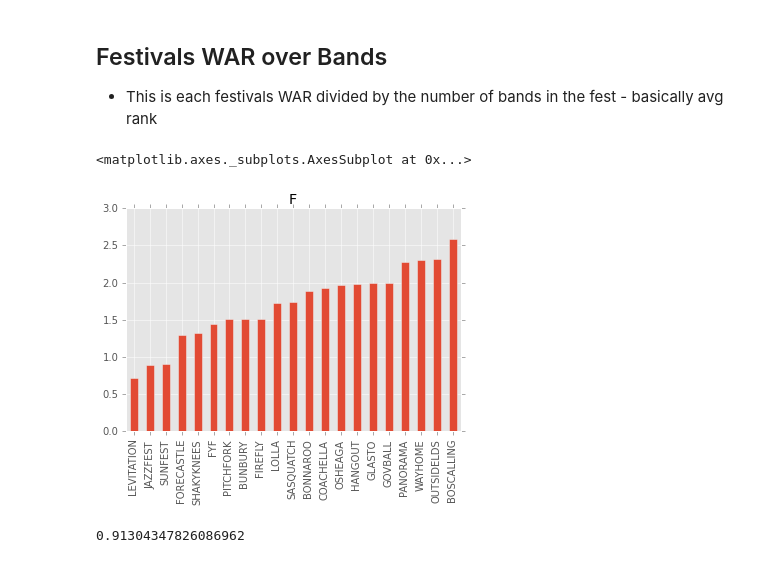
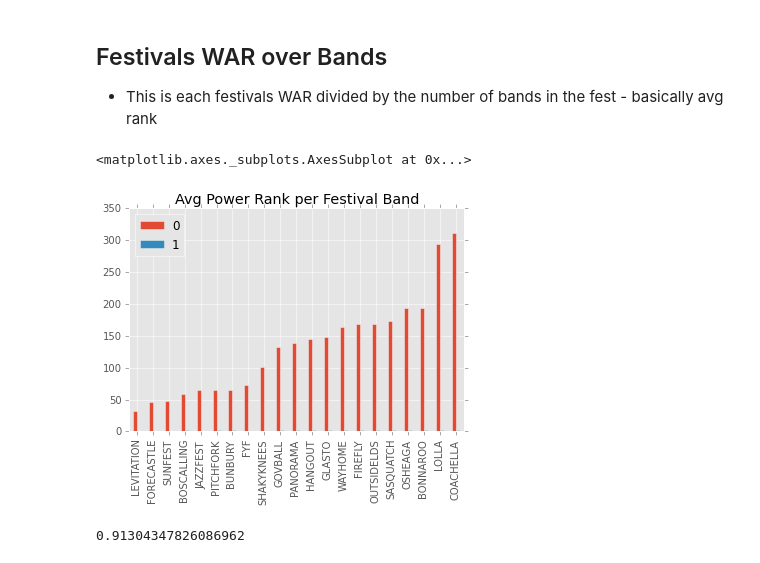
Before and after one commit to hunterowens/hunterowens.github.io, a Jupyter notebook: notebooks/new_power_ranks.ipynb, the cells around one changed output. Saved outputs shown, nothing was run; the diff lists cells and outputs as text; code cells hidden in the pictures.

```diff
--- a/notebooks/new_power_ranks.ipynb
+++ b/notebooks/new_power_ranks.ipynb
@@ -156,15 +156,16 @@ Name: Artist, dtype: float64
 # %%
 festival_rank = {}
 for festival in df.iteritems():
     fest = festival[0]
     sum_ranks = 0
     for artist in df[fest].dropna().iteritems():
         sum_ranks += power_rank_df.ix[artist[0]][0]
-    festival_rank[fest] = sum_ranks / df[fest].count()
-pd.DataFrame.from_dict(festival_rank, orient='index')[0].sort_values().plot(kind="bar", title="F")
+    festival_rank[fest] = (sum_ranks, sum_ranks / df[fest].count())
+pd.DataFrame.from_dict(festival_rank, orient='index').sort_values(by=[0]
+                                                                        ).plot(kind="bar", title="Avg Power Rank per Festival Band")
 # %% [output]
 <matplotlib.axes._subplots.AxesSubplot at 0x...>
-[figure, old version]
+[figure, new version]
 # %%
 power_rank_df.ix['2 Many DJs'][0]
 # %% [output]
```
Also changed, not shown: parts of 1 cell of this notebook.
